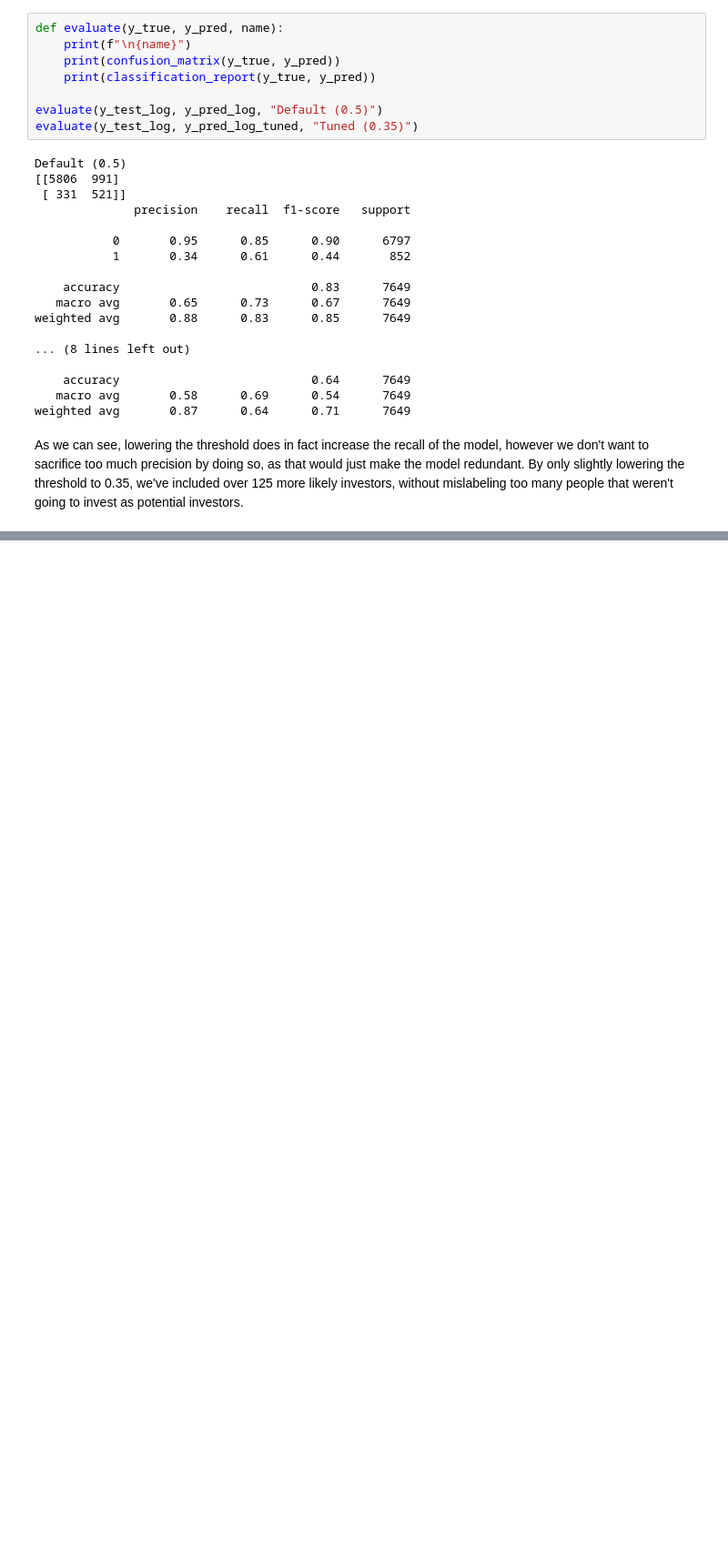
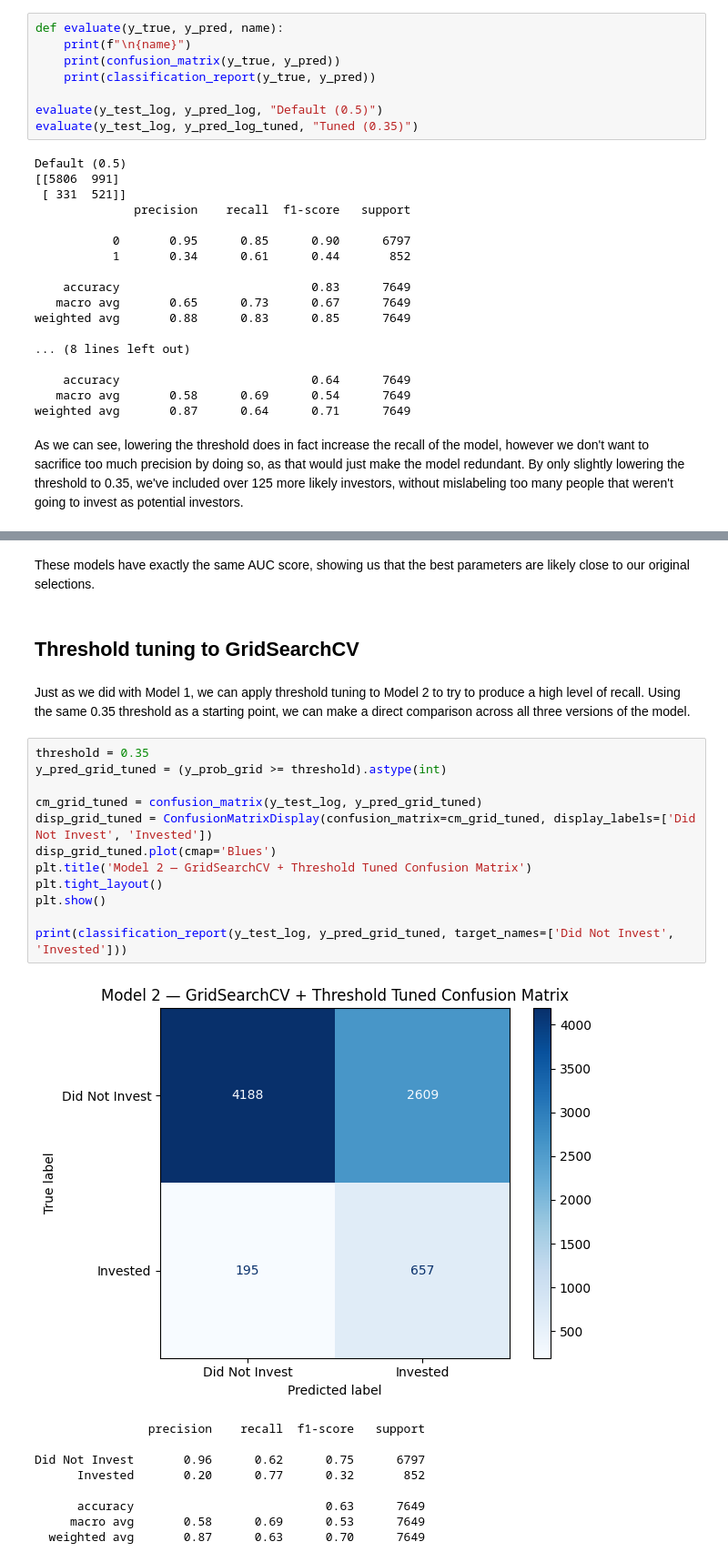
Before and after one commit to vys5hb/ML1_final, a Jupyter notebook: notebooks/logistic_regression_erik.ipynb, the cells around one changed output, grey strips where cells are left out. Shown at 91% size. Saved outputs shown, nothing was run; the diff lists cells and outputs as text; blank space fills up the shorter version.

```diff
--- a/notebooks/logistic_regression_erik.ipynb
+++ b/notebooks/logistic_regression_erik.ipynb
@@ -250,0 +336,28 @@ As we can see, lowering the threshold does in fact increase the recall of the mo
+# %% [markdown]
+These models have exactly the same AUC score, showing us that the best parameters are likely close to our original selections.
+# %% [markdown]
+## Threshold tuning to GridSearchCV
+# %% [markdown]
+Just as we did with Model 1, we can apply threshold tuning to Model 2 to try to produce a high level of recall. Using the same 0.35 threshold as a starting point, we can make a direct comparison across all three versions of the model.
+# %%
+threshold = 0.35
+y_pred_grid_tuned = (y_prob_grid >= threshold).astype(int)
+
+cm_grid_tuned = confusion_matrix(y_test_log, y_pred_grid_tuned)
+disp_grid_tuned = ConfusionMatrixDisplay(confusion_matrix=cm_grid_tuned, display_labels=['Did Not Invest', 'Invested'])
+disp_grid_tuned.plot(cmap='Blues')
+plt.title('Model 2 — GridSearchCV + Threshold Tuned Confusion Matrix')
+plt.tight_layout()
+plt.show()
+
+print(classification_report(y_test_log, y_pred_grid_tuned, target_names=['Did Not Invest', 'Invested']))
+# %% [output]
+[figure, added]
+                precision    recall  f1-score   support
+
+Did Not Invest       0.96      0.62      0.75      6797
+      Invested       0.20      0.77      0.32       852
+
+      accuracy                           0.63      7649
+     macro avg       0.58      0.69      0.53      7649
+  weighted avg       0.87      0.63      0.70      7649
```
Also changed, not shown: parts of 13 cells of this notebook.
